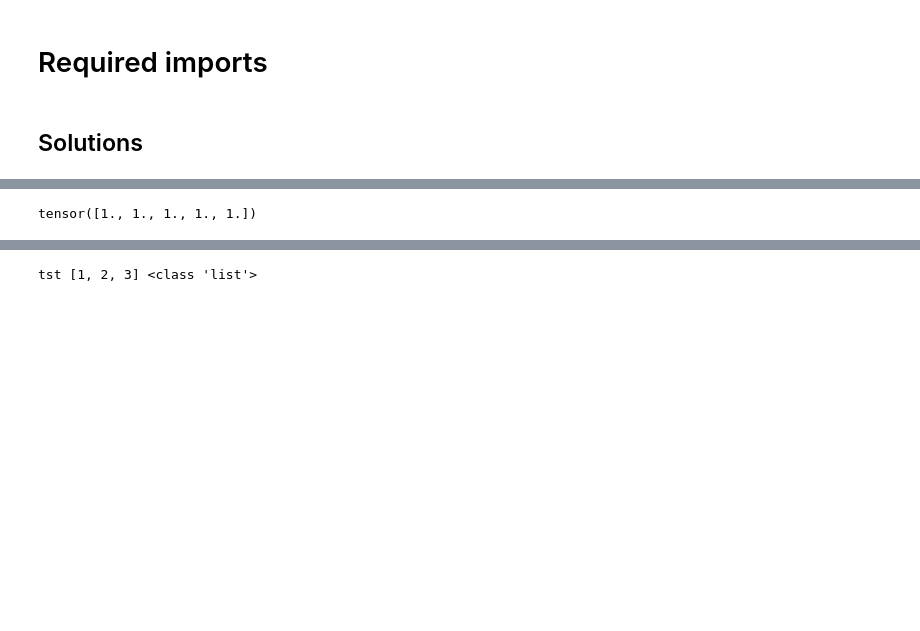
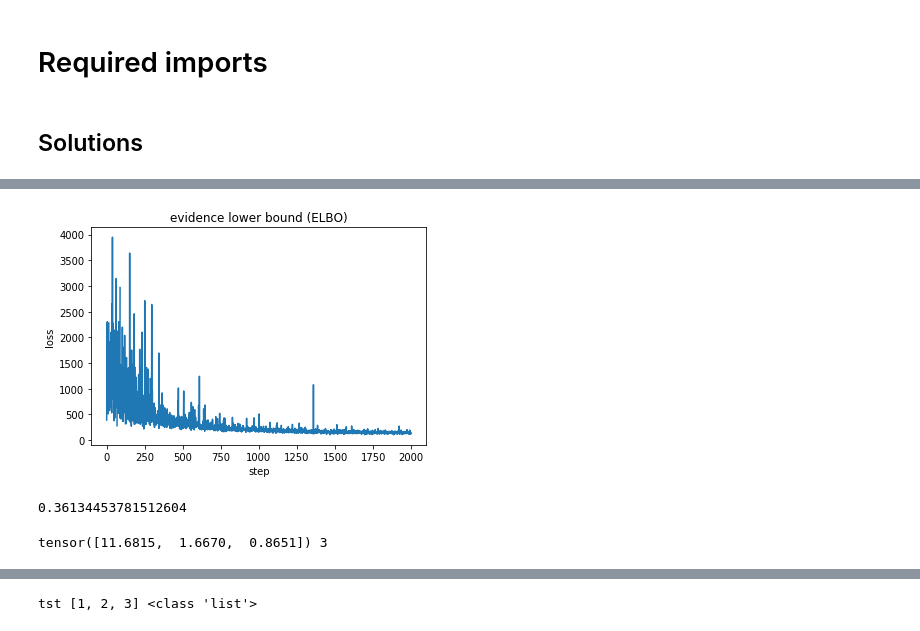
Before and after one commit to puma-wust/l10-2019-JoannaKomoszynska, a Jupyter notebook: data/Task List 10.ipynb, the cells around one changed output, grey strips where cells are left out. Saved outputs shown, nothing was run; the diff lists cells and outputs as text; code cells hidden in the pictures; blank space fills up the shorter version.

Commit message:
Changed dataset, added prediction functions, fixed problems with log prob, some code cleaning

```diff
--- a/data/Task List 10.ipynb
+++ b/data/Task List 10.ipynb
@@ -31,11 +33,20 @@ pyro.enable_validation(True)
 # %% [markdown]
 ## Solutions
 # %%
-def read_dataset():
+def read_dataset_seeds():
     data_seeds = pd.read_csv('./data_sets/seeds.data', sep="\t", header=None)
     data_seeds.columns = ["Area A", "Perimeter P", "Compactness C = 4*pi*A/P^2", "Length of kernel",
                       "Width of kernel", "Asymmetry coefficient", "Length of kernel groove", "decision"]
     return data_seeds.iloc[:, :-1].get_values(), data_seeds.iloc[:, -1:].get_values()
+
+def read_dataset_iris():
+    data_iris = pd.read_csv('./data_sets/iris.data', sep=",", header=None)
+    data_iris.columns = ['sepal length', 'sepal width', 'petal length', 'petal width', 'decision']
+    data_iris.loc[data_iris['decision'].values == 'Iris-setosa', data_iris.columns == 'decision'] = 0
+    data_iris.loc[data_iris['decision'].values == 'Iris-virginica', data_iris.columns == 'decision'] = 1
+    data_iris.loc[data_iris['decision'].values == 'Iris-versicolor', data_iris.columns == 'decision'] = 2
+
+    return data_iris.iloc[:, :-1].get_values(), data_iris.iloc[:, -1:].get_values()
 # %%
 def pdf_normal(value, mean, std):
     # shouldn't happen
@@ -161,13 +188,22 @@ def train(data_x, data_y):
 # %%
-data_x, data_y = read_dataset()
+data_x, data_y = read_dataset_iris()
+# data_x = data_x[:150]
+# data_y = data_y[:150]
+#split data to train and test sets
+msk = np.random.rand(len(data_x)) < 0.8
+train_data_x = data_x[msk]
+test_data_x = data_x[~msk]
+train_data_y = data_y[msk]
+test_data_y = data_y[~msk]
 
-observations_num = len(data_x)
-decisions_num = len(np.unique(data_y))
-attr_num = len(data_x[0])
+observations_num = len(train_data_x)
+decisions_num = len(np.unique(train_data_y))
+attr_num = len(train_data_x[0])
 
 # print(decisions_num)
-train(data_x[:5], data_y[:5])
-
+model_svi, losses = train(train_data_x, train_data_y)
+# train(train_data_x[:120], train_data_y[:120])
+# train(data_x, data_y)
 
 # check parameters
 # print("Check parameters:")
@@ -179,12 +214,41 @@ KeyboardInterrupt:
-# %%
-tmp = torch.tensor([[1.],
-        [1.],
-        [1.],
-        [1.],
-        [1.]])
-tmp.squeeze()
-# %% [output]
-tensor([1., 1., 1., 1., 1.])
+# %%
+# elbo - difference between the distribution of a latent variable and the distribution of the respective observed variable
+plt.plot(losses)
+plt.title("evidence lower bound (ELBO)")
+plt.xlabel("step")
+plt.ylabel("loss");
+plt.show()
+# %% [output]
+[figure, added]
+# %%
+train_data_x = data_x[msk]
+test_data_x = data_x[~msk]
+train_data_y = data_y[msk]
+test_data_y = data_y[~msk]
+decisions_mean_std = guide(None, None)
+decisions_mean_std
+acc = check_prediction_data(train_data_x, train_data_y, decisions_mean_std)
+acc
+# %% [output]
+0.36134453781512604
+# %%
+# tmp = torch.tensor([[1.],
+#         [1.],
+#         [1.],
+#         [1.],
+#         [1.]])
+# tmp.squeeze()
+tst_mean = torch.tensor([[11.6815,  1.6670,  0.8651],
+        [11.8399, 12.5608,  3.2249],
+        [ 9.8933,  5.5442,  9.6227],
+        [17.5835, 10.0697, 12.2353],
+        [ 6.0735,  9.0920,  2.4890],
+        [12.1232, 11.9260,  3.6532],
+        [21.0149,  9.3401,  9.7900]])
+tst_mean[-1]
+print(tst_mean[0], len(tst_mean[0]))
+# %% [output]
+tensor([11.6815,  1.6670,  0.8651]) 3
 # %%
 num_attr = 10
 num_class = 3
```
Also changed, not shown: parts of 9 cells of this notebook.
